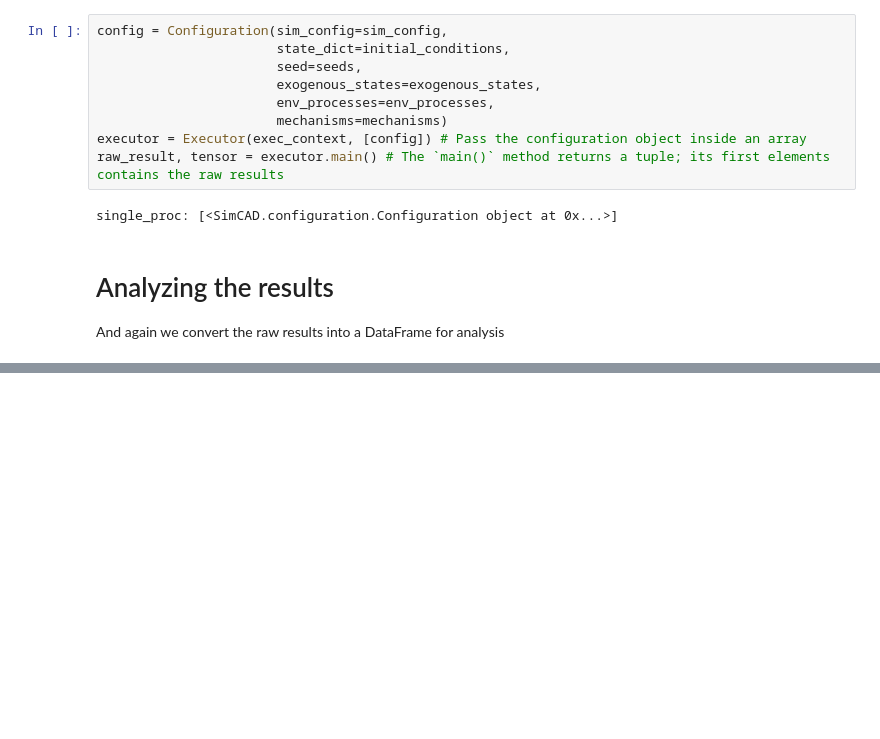
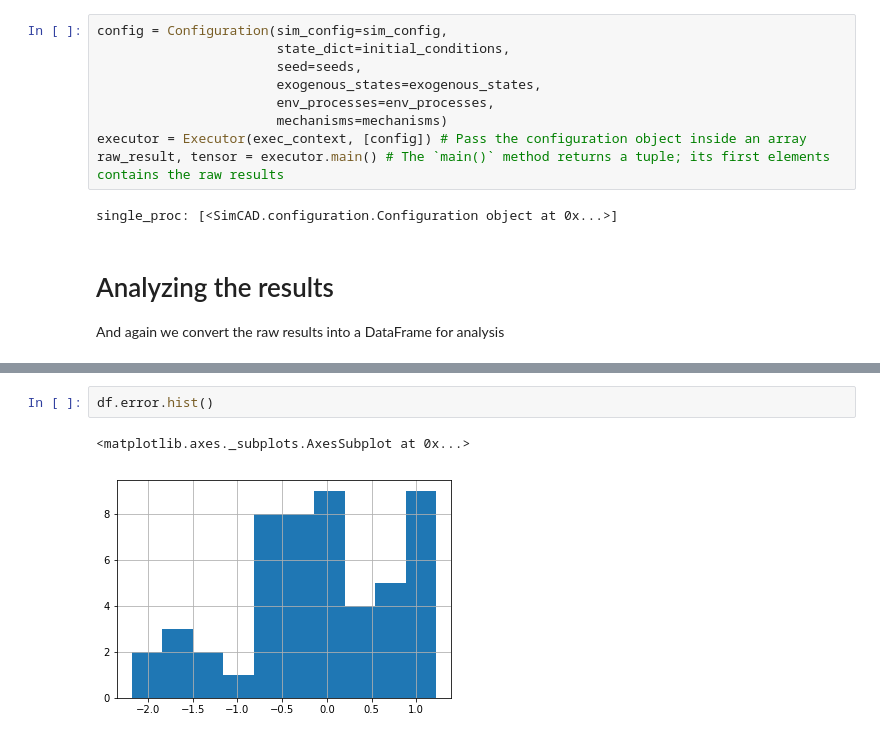
Before and after one commit to wilson3698/cadCAD, a Jupyter notebook: demos/simple_tracker.ipynb, the cells around one changed output, grey strips where cells are left out. Drawn from its saved outputs; the diff is of its cells as text; blank space fills up the shorter version.

```diff
--- a/demos/simple_tracker.ipynb
+++ b/demos/simple_tracker.ipynb
@@ -209,0 +215,5 @@ df[['signal','follow']].describe()
+# %%
+df.error.hist()
+# %% [output]
+<matplotlib.axes._subplots.AxesSubplot at 0x...>
+[figure, added]
```
Also changed, not shown: parts of 5 cells of this notebook, 2 other files.
